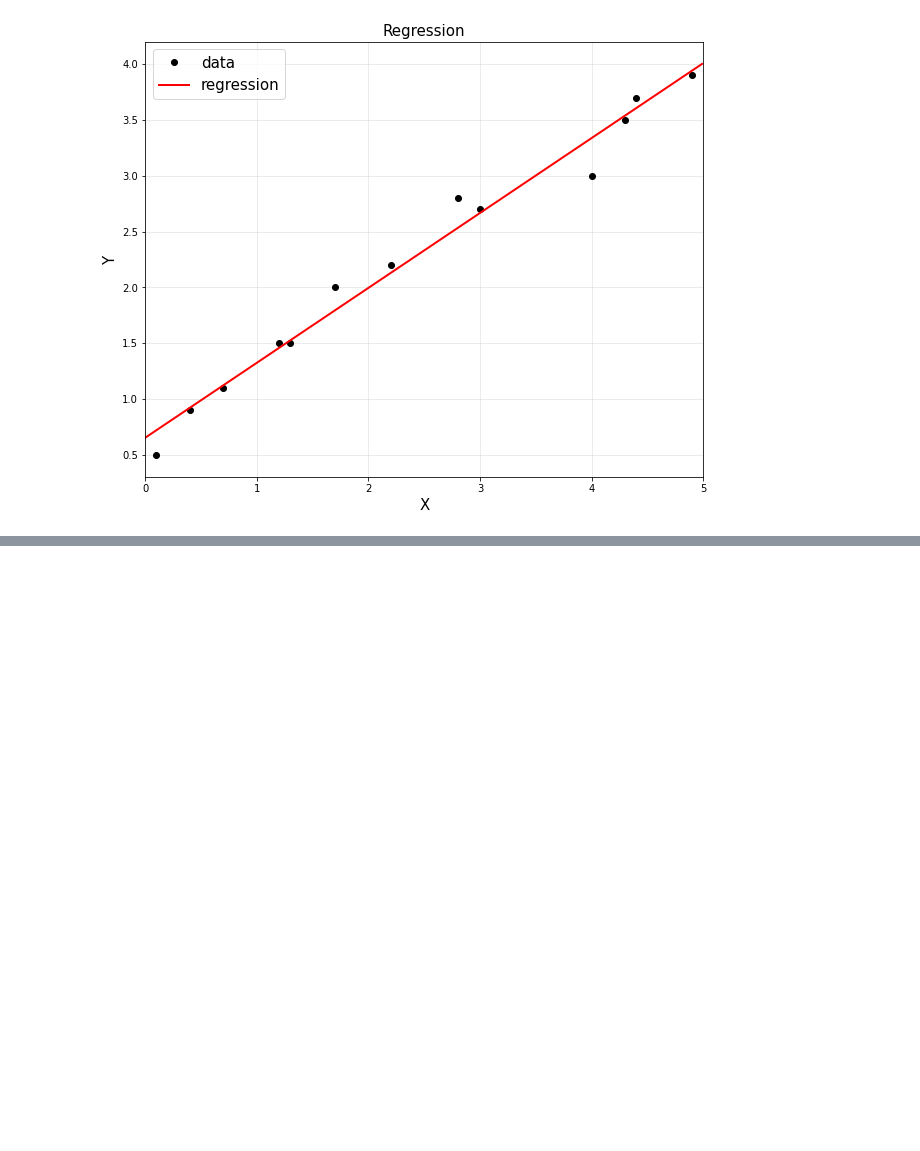
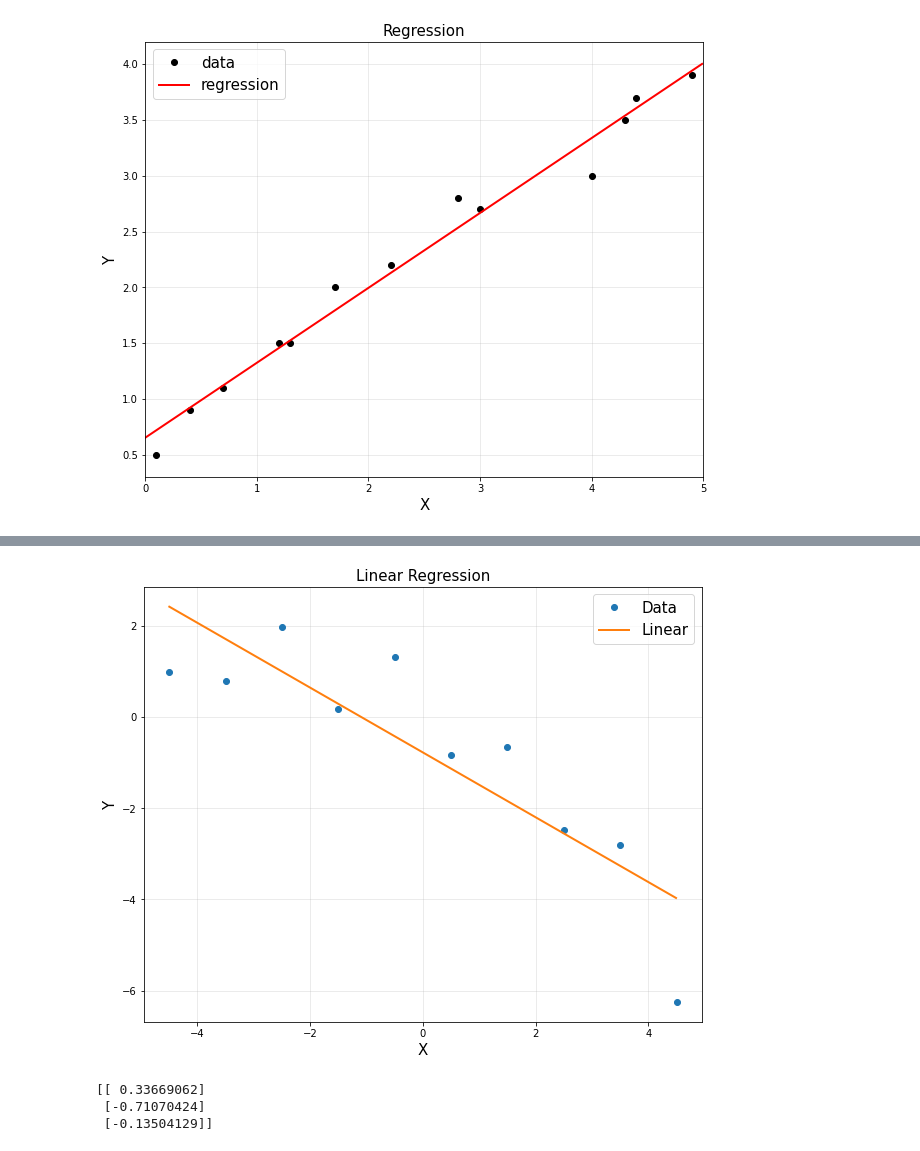
Before and after one commit to msksh/jupyternote, a Jupyter notebook: 회귀.ipynb, the cells around one changed output, grey strips where cells are left out. Drawn from its saved outputs; the diff is of its cells as text; code cells hidden in the pictures; blank space fills up the shorter version.

```diff
--- a/회귀.ipynb
+++ b/회귀.ipynb
@@ -209,0 +237,26 @@ plt.show()
+# %%
+# to plot
+xp = np.arange(-4.5, 4.5, 0.01).reshape(-1, 1)
+yp = theta[0,0] + theta[1,0]*xp
+
+plt.figure(figsize = (10, 8))
+plt.plot(x, y, 'o', label = 'Data')
+plt.plot(xp[:,0], yp[:,0], linewidth = 2, label = 'Linear')
+plt.title('Linear Regression', fontsize = 15)
+plt.xlabel('X', fontsize = 15)
+plt.ylabel('Y', fontsize = 15)
+plt.legend(fontsize = 15)
+plt.grid(alpha = 0.3)
+plt.show()
+# %% [output]
+[figure, added]
+# %%
+A = np.hstack([x**0, x, x**2])
+A = np.asmatrix(A)
+
+theta = (A.T*A).I*A.T*y
+print(theta)
+# %% [output]
+[[ 0.33669062]
+ [-0.71070424]
+ [-0.13504129]]
```
Also changed, not shown: parts of 28 cells of this notebook.
